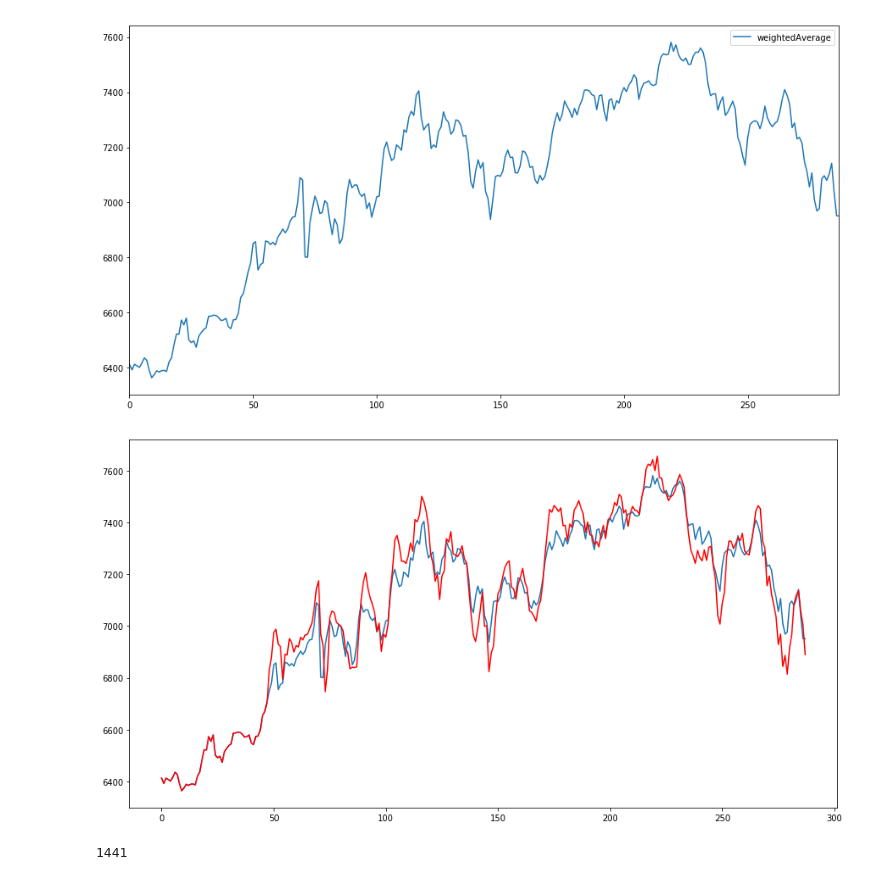
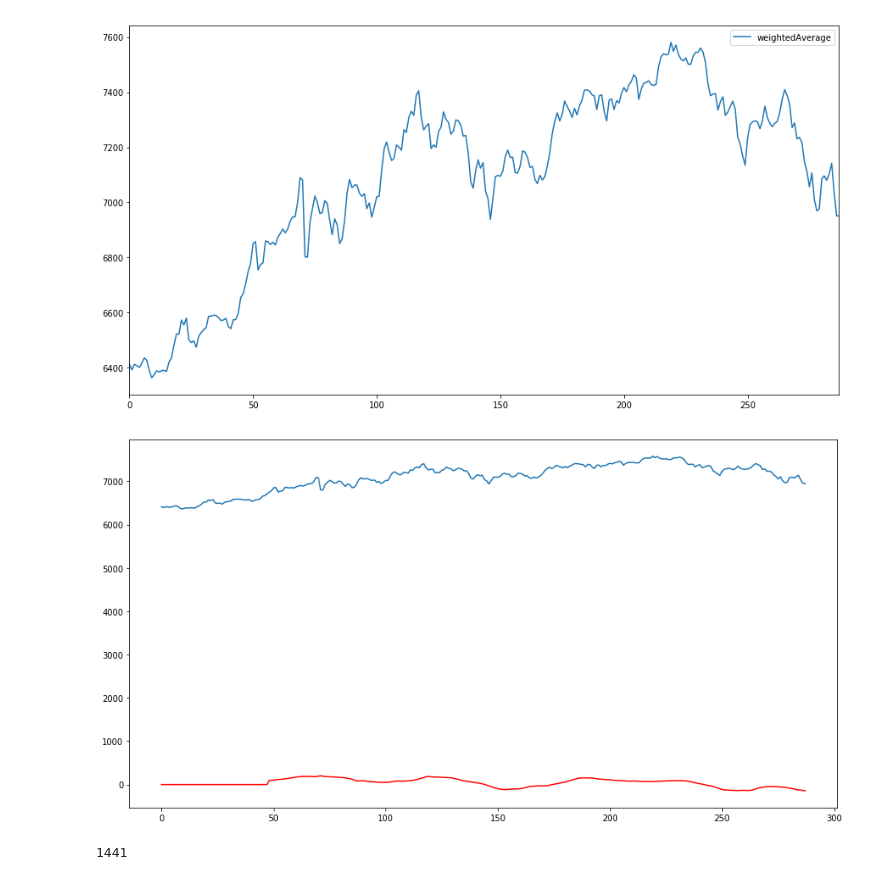
Before and after one commit to lukemun/CryptoPirates, a Jupyter notebook: Simulator.ipynb, the cells around one changed output. Cells and saved outputs as stored; diff of their text form; code cells hidden in the pictures.

```diff
--- a/Simulator.ipynb
+++ b/Simulator.ipynb
@@ -49,3 +56,3 @@ sim.getAnalysis()
 1441 rows × 9 columns
 # %%
-btc_dat = sim.getAnalysis()[:96*3]
+btc_dat = sim.getHist()[:96*3]
@@ -83,10 +69,10 @@ btc_dat.plot(x=btc_dat.index, y='weightedAverage', figsize=(15,8))
 # %%
 plt.figure(figsize=(15,8))
 plt.plot(btc_dat.index, btc_dat['weightedAverage'])
-plt.plot(btc_dat.index, 2*btc_dat['momentum']+btc_dat['weightedAverage'], color='r')
+plt.plot(btc_dat.index, btc_dat['momentum'], color='r')
 plt.show()
 # %% [output]
-[figure, old version]
+[figure, new version]
 # %%
 sim.getHistIndex()
 # %% [output]
```
Also changed, not shown: parts of 7 cells of this notebook, 3 other files.
